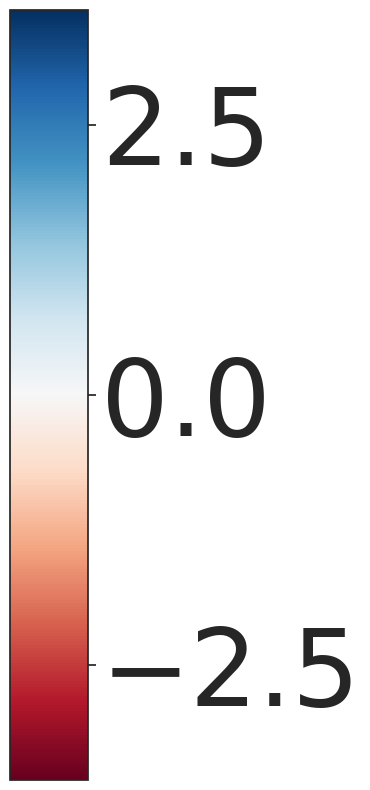
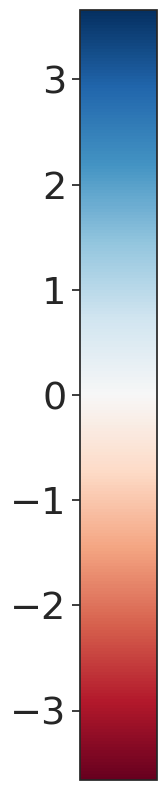
Unified diff of the notebook cell whose output changed from the first chart to the second:
--- before
+++ after
@@ -1,4 +1,8 @@
 fig, ax = plt.subplots(figsize=(1, 10))
-fig.colorbar(matplotlib.cm.ScalarMappable(norm=matplotlib.colors.Normalize(vmin=-v_absmax, vmax=v_absmax), cmap='RdBu'), cax=ax)
+fig.colorbar(
+    matplotlib.cm.ScalarMappable(norm=matplotlib.colors.Normalize(vmin=-v_absmax, vmax=v_absmax), cmap='RdBu'),
+    cax=ax,
+    location='left',
+)
 title = 'Error' if show_error else 'Trajectory'
 fig.savefig(f'{title}.colorbar.pdf', format='pdf', bbox_inches='tight', pad_inches=.03)

Commit: update notebooks